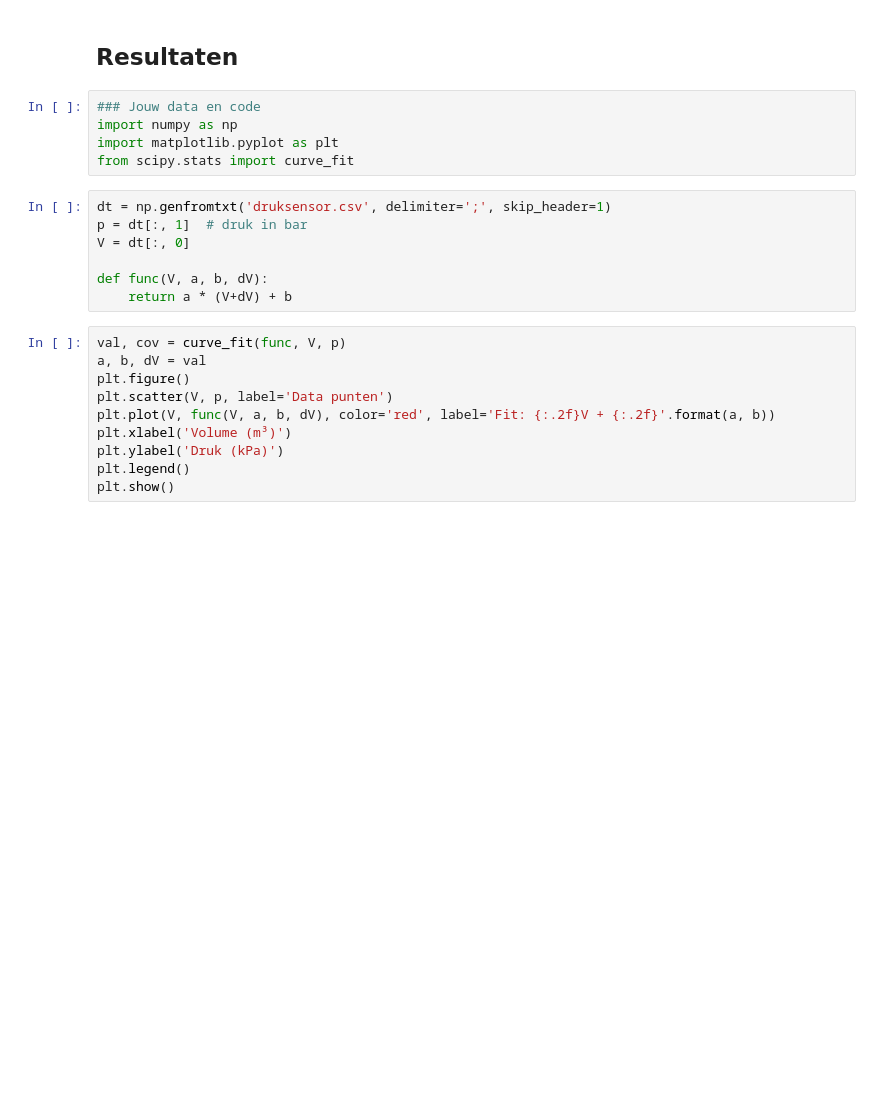
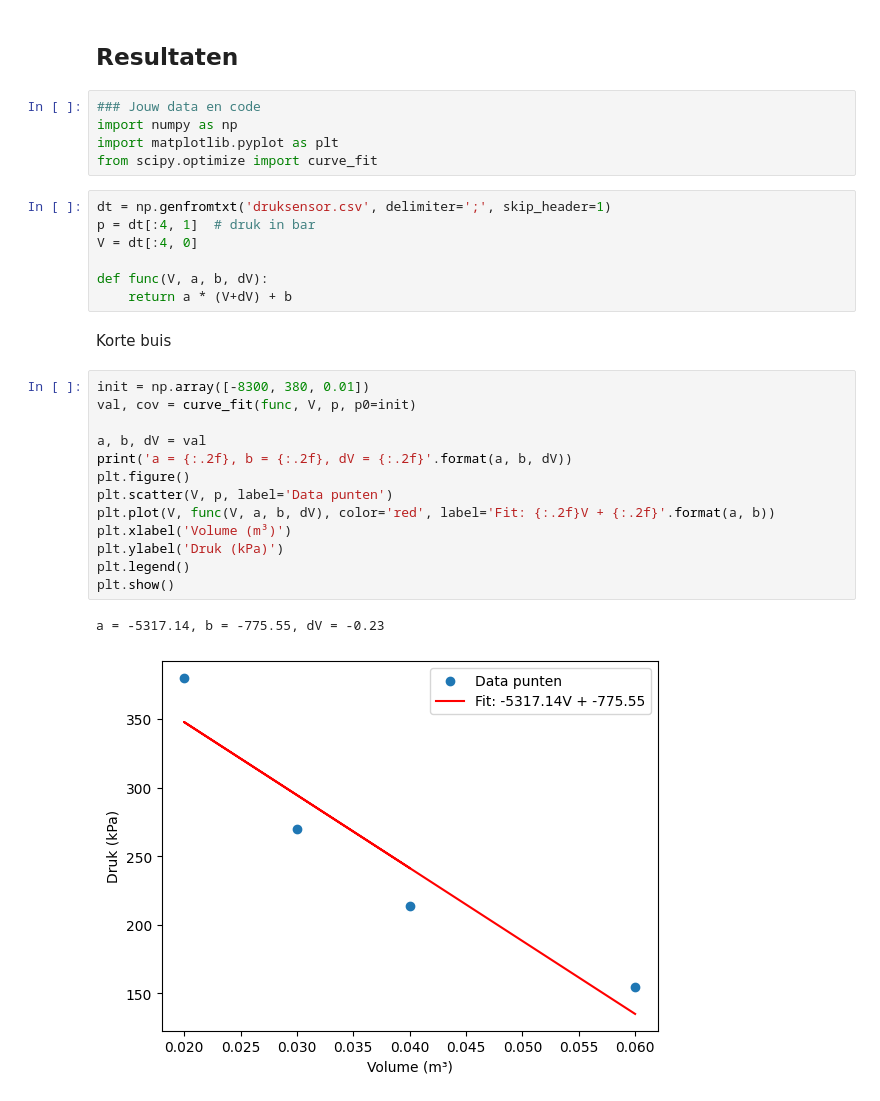
Before and after one commit to Jz-Mo/thermolab, a Jupyter notebook: Content/Labs/druksensor/druksensorijken.ipynb, the cells around one changed output. Drawn from its saved outputs; the diff is of its cells as text; blank space fills up the shorter version.

Commit message:
druksensor fit and plot finished

```diff
--- a/Content/Labs/druksensor/druksensorijken.ipynb
+++ b/Content/Labs/druksensor/druksensorijken.ipynb
@@ -70,21 +70,29 @@ Maak gebruik van een systematische fout in het volume om het volume van de tube
 ### Jouw data en code
 import numpy as np
 import matplotlib.pyplot as plt
-from scipy.stats import curve_fit
+from scipy.optimize import curve_fit
 # %%
 dt = np.genfromtxt('druksensor.csv', delimiter=';', skip_header=1)
-p = dt[:, 1]  # druk in bar
-V = dt[:, 0]
+p = dt[:4, 1]  # druk in bar
+V = dt[:4, 0]
 
 def func(V, a, b, dV):
     return a * (V+dV) + b
+# %% [markdown]
+Korte buis
 # %%
-val, cov = curve_fit(func, V, p)
+init = np.array([-8300, 380, 0.01])
+val, cov = curve_fit(func, V, p, p0=init)
+
 a, b, dV = val
+print('a = {:.2f}, b = {:.2f}, dV = {:.2f}'.format(a, b, dV))
 plt.figure()
 plt.scatter(V, p, label='Data punten')
 plt.plot(V, func(V, a, b, dV), color='red', label='Fit: {:.2f}V + {:.2f}'.format(a, b))
 plt.xlabel('Volume (m³)')
 plt.ylabel('Druk (kPa)')
 plt.legend()
 plt.show()
+# %% [output]
+a = -5317.14, b = -775.55, dV = -0.23
+[figure, added]
```
Also changed, not shown: parts of 2 cells of this notebook.
